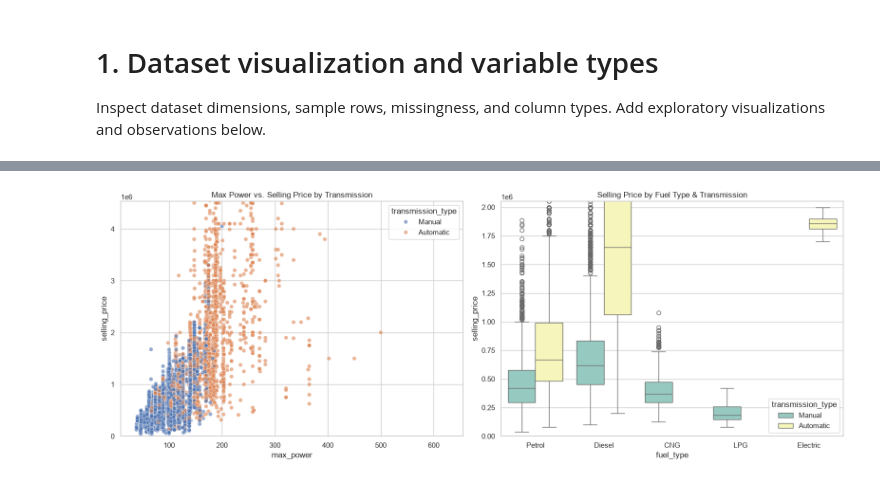
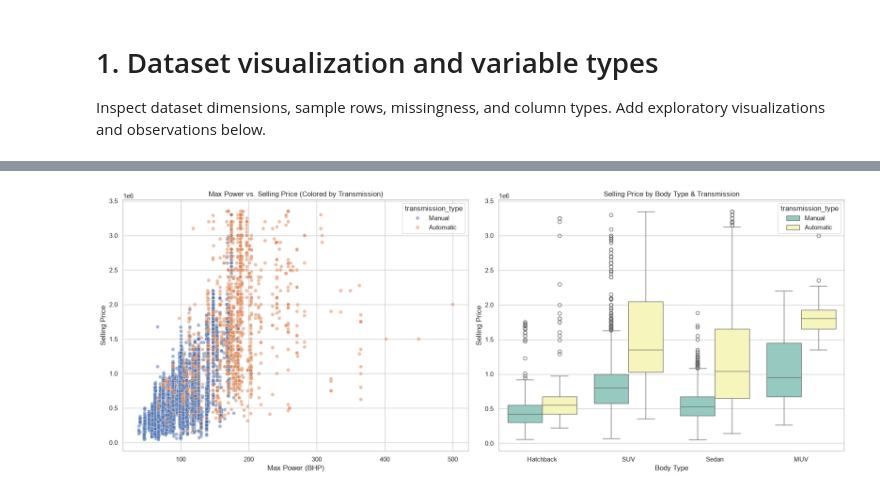
Before and after one commit to Data-six6/car_price_prediction, a Jupyter notebook: Car_Sale_Analysis/notebooks/01_dataset_visualization.ipynb, the cells around one changed output, grey strips where cells are left out. Cells and saved outputs as stored; diff of their text form; code cells hidden in the pictures.

```diff
--- a/Car_Sale_Analysis/notebooks/01_dataset_visualization.ipynb
+++ b/Car_Sale_Analysis/notebooks/01_dataset_visualization.ipynb
@@ -7,14 +7,15 @@ import pandas as pd
 import matplotlib.pyplot as plt
 import seaborn as sns
 
-# Set style for cleaner visualizations
-sns.set_theme(style="whitegrid")
+# Set professional visualization style
+sns.set_theme(style="whitegrid", palette="muted")
 
-# Load dataset
+# Load newly cleaned dataset
 df = pd.read_csv(r'C:\Users\USER\OneDrive - Cambodia Academy of Digital Technology\Car_Sale_Analysis\car_price_prediction\Car_Sale_Analysis\data\raw\final_destination.csv')
 
-# Display basic info and first few rows
+# Verify dimensions and clean status
 print("Dataset Shape:", df.shape)
+print("\nMissing Values Check:\n", df.isnull().sum())
 df.head()
 # %% [output]
 Dataset Shape: (15229, 15)
@@ -109,18 +128,35 @@ KeyError: 'fuel_type'
 # %%
-# Comparing numerical and categorical interactions
-fig, axes = plt.subplots(1, 2, figsize=(16, 6))
+fig, axes = plt.subplots(1, 2, figsize=(18, 7))
 
-# Scatter plot: Max Power vs Selling Price colored by Transmission Type
-sns.scatterplot(data=df, x='max_power', y='selling_price', hue='transmission_type', alpha=0.6, ax=axes[0], palette='deep')
-axes[0].set_title('Max Power vs. Selling Price by Transmission')
-axes[0].set_ylim(0, df['selling_price'].quantile(0.99)) # Zooming in to exclude extreme outliers for clarity
+# 1. Max Power vs Selling Price grouped by Transmission Type
+sns.scatterplot(
+    data=df[df['selling_price'] <= price_cap],
+    x='max_power',
+    y='selling_price',
+    hue='transmission_type',
+    alpha=0.5,
+    ax=axes[0],
+    palette='deep'
+)
+axes[0].set_title('Max Power vs. Selling Price (Colored by Transmission)')
+axes[0].set_xlabel('Max Power (BHP)')
+axes[0].set_ylabel('Selling Price')
 
-# Box plot: Selling Price by Fuel Type and Transmission Type
-sns.boxplot(data=df, x='fuel_type', y='selling_price', hue='transmission_type', ax=axes[1], palette='Set3')
-axes[1].set_title('Selling Price by Fuel Type & Transmission')
-axes[1].set_ylim(0, df['selling_price'].quantile(0.95))
+# 2. Selling Price across Vehicle Age and Body Type (Boxplot)
+top_body_df = df[df['real_body_type'].isin(['Hatchback', 'Sedan', 'SUV', 'MUV']) & (df['selling_price'] <= price_cap)]
+sns.boxplot(
+    data=top_body_df,
+    x='real_body_type',
+    y='selling_price',
+    hue='transmission_type',
+    ax=axes[1],
+    palette='Set3'
+)
+axes[1].set_title('Selling Price by Body Type & Transmission')
+axes[1].set_xlabel('Body Type')
+axes[1].set_ylabel('Selling Price')
 
 plt.tight_layout()
 plt.show()
 # %% [output]
-[figure, old version]
+[figure, new version]
```
Also changed, not shown: parts of 5 cells of this notebook.
